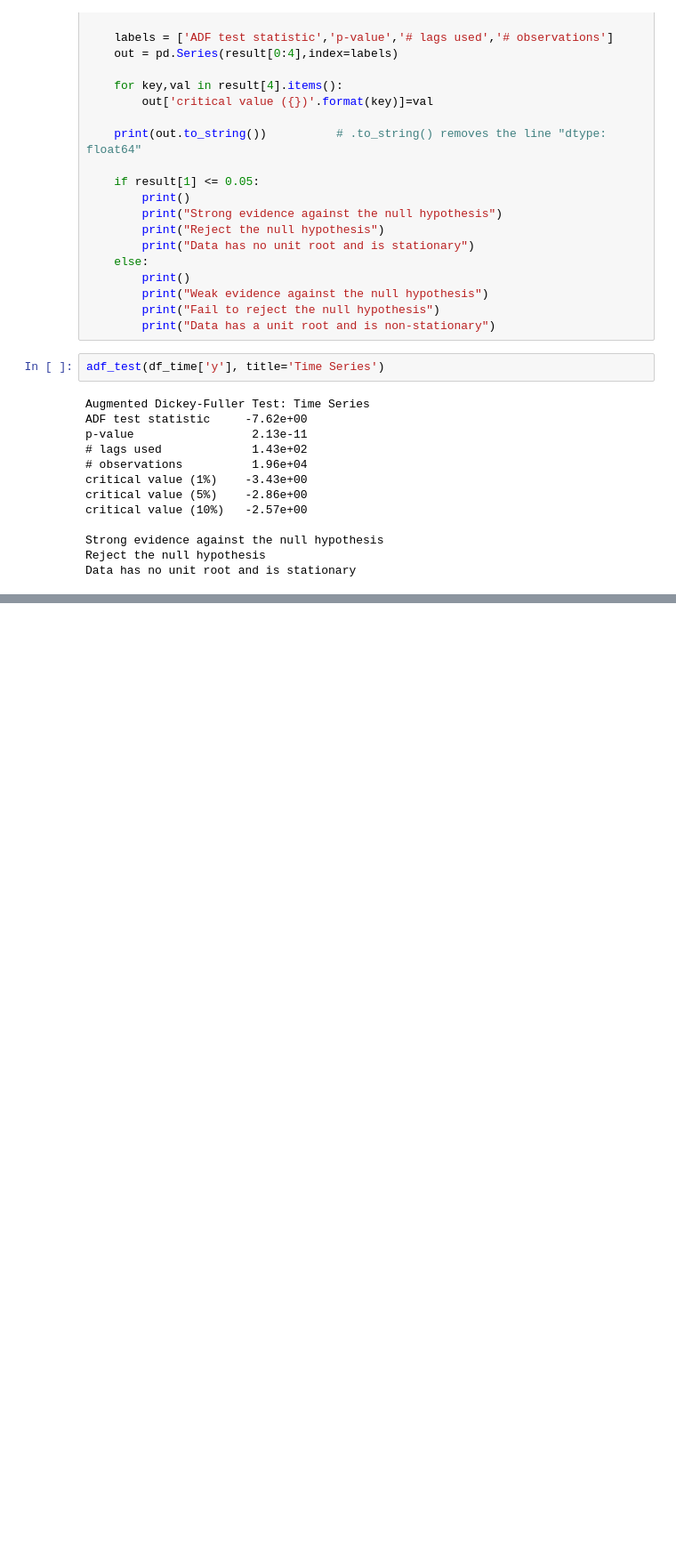
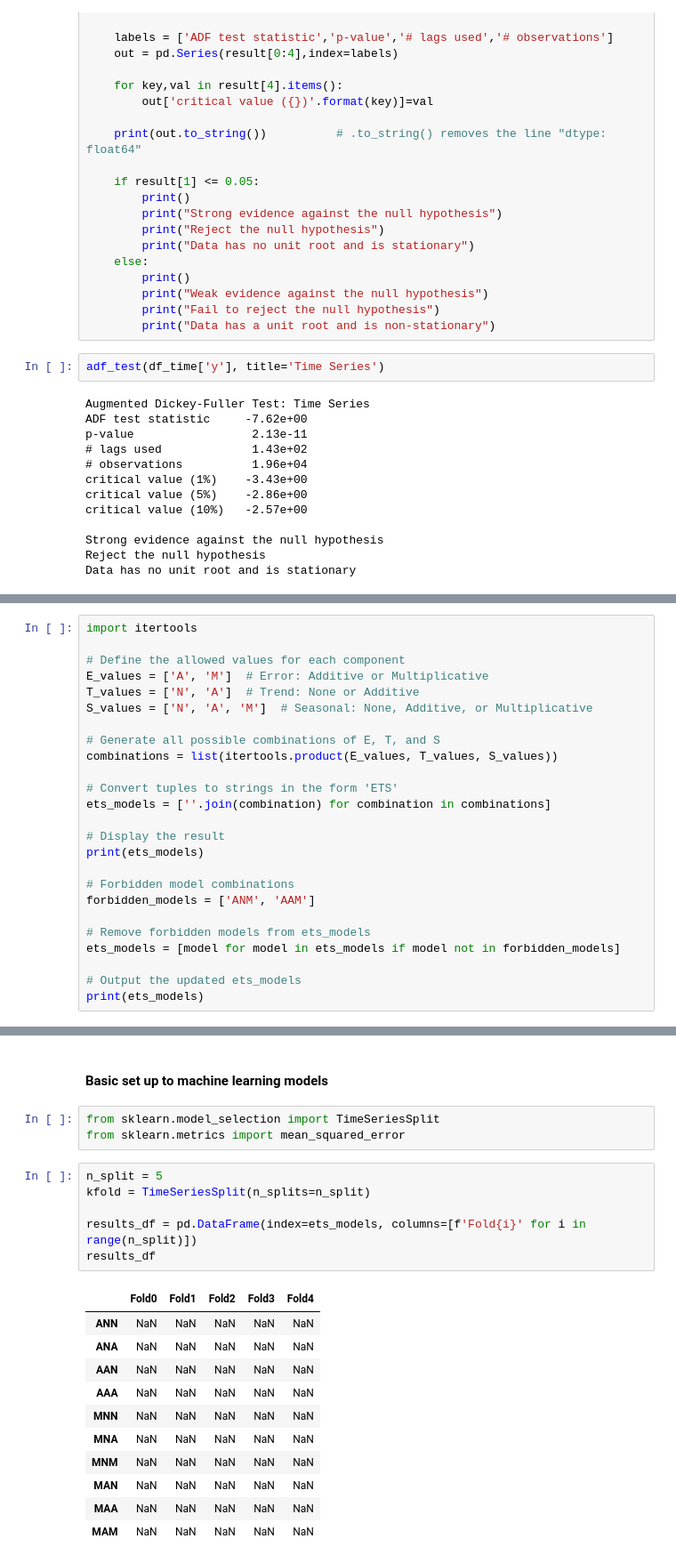
Before and after one commit to bruno2009/Project-Appliances-Energy-Prediction, a Jupyter notebook: Studying-target.ipynb, the cells around one changed output, grey strips where cells are left out. Shown: that part at 89% size. Saved outputs shown, nothing was run; the diff lists cells and outputs as text; blank space fills up the shorter version.

```diff
--- a/Studying-target.ipynb
+++ b/Studying-target.ipynb
@@ -415,0 +419,25 @@ The result from Augmented Dickey-Fuller Test is a contradiction of our previous
+# %%
+import itertools
+
+# Define the allowed values for each component
+E_values = ['A', 'M']  # Error: Additive or Multiplicative
+T_values = ['N', 'A']  # Trend: None or Additive
+S_values = ['N', 'A', 'M']  # Seasonal: None, Additive, or Multiplicative
+
+# Generate all possible combinations of E, T, and S
+combinations = list(itertools.product(E_values, T_values, S_values))
+
+# Convert tuples to strings in the form 'ETS'
+ets_models = [''.join(combination) for combination in combinations]
+
+# Display the result
+print(ets_models)
+
+# Forbidden model combinations
+forbidden_models = ['ANM', 'AAM']
+
+# Remove forbidden models from ets_models
+ets_models = [model for model in ets_models if model not in forbidden_models]
+
+# Output the updated ets_models
+print(ets_models)
@@ -415,0 +462,23 @@ The result from Augmented Dickey-Fuller Test is a contradiction of our previous
+# %% [markdown]
+#### **Basic set up to machine learning models**
+# %%
+from sklearn.model_selection import TimeSeriesSplit
+from sklearn.metrics import mean_squared_error
+# %%
+n_split = 5
+kfold = TimeSeriesSplit(n_splits=n_split)
+
+results_df = pd.DataFrame(index=ets_models, columns=[f'Fold{i}' for i in range(n_split)])
+results_df
+# %% [output]
+|  | Fold0 | Fold1 | Fold2 | Fold3 | Fold4 |
+| ANN | NaN | NaN | NaN | NaN | NaN |
+| ANA | NaN | NaN | NaN | NaN | NaN |
+| AAN | NaN | NaN | NaN | NaN | NaN |
+| AAA | NaN | NaN | NaN | NaN | NaN |
+| MNN | NaN | NaN | NaN | NaN | NaN |
+| MNA | NaN | NaN | NaN | NaN | NaN |
+| MNM | NaN | NaN | NaN | NaN | NaN |
+| MAN | NaN | NaN | NaN | NaN | NaN |
+| MAA | NaN | NaN | NaN | NaN | NaN |
+| MAM | NaN | NaN | NaN | NaN | NaN |
```
Also changed, not shown: parts of 15 cells of this notebook, 1 other file.
